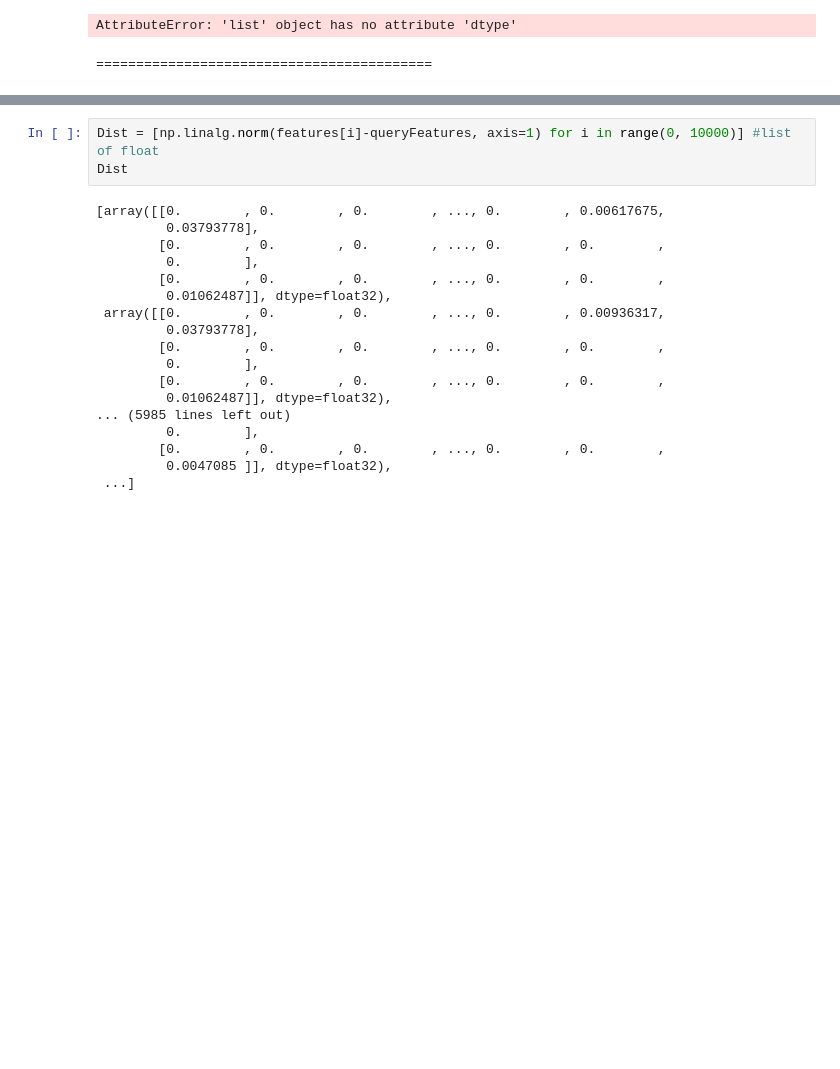
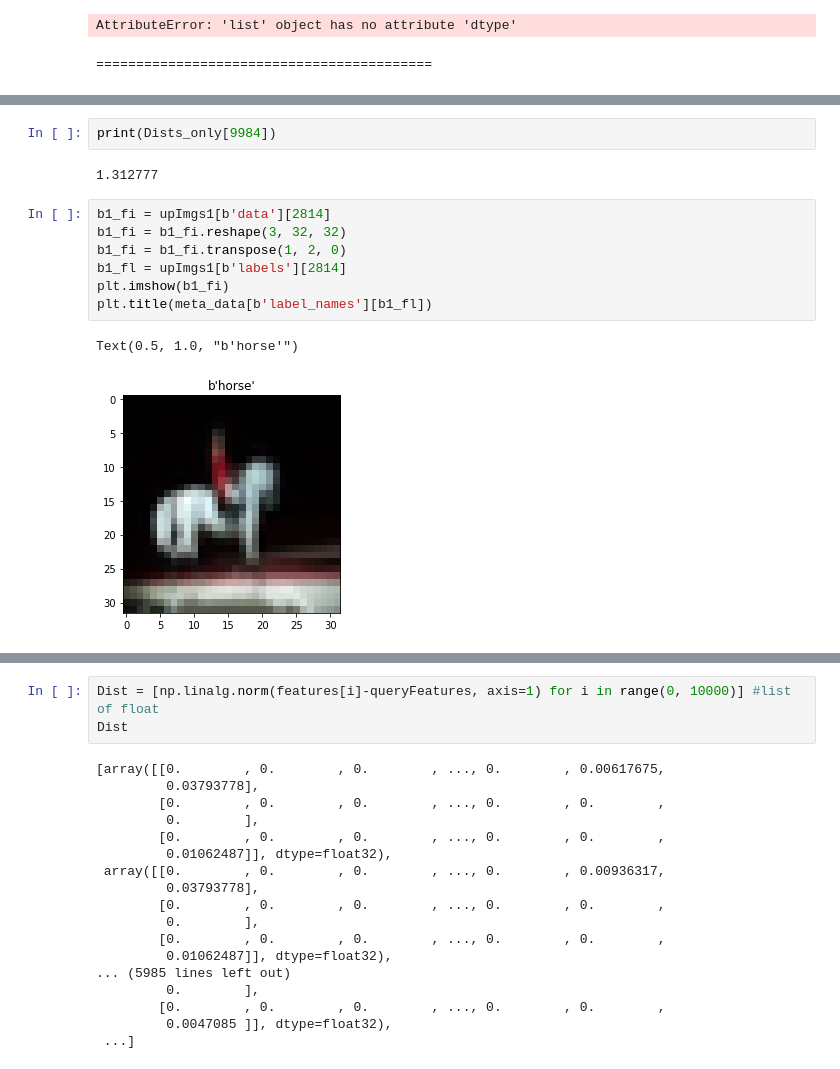
Before and after one commit to BaloneyGit/ProjectSISE, a Jupyter notebook: Small Image Search Engine (SISE).ipynb, the cells around one changed output, grey strips where cells are left out. Saved outputs shown, nothing was run; the diff lists cells and outputs as text; blank space fills up the shorter version.

```diff
--- a/Small Image Search Engine (SISE).ipynb
+++ b/Small Image Search Engine (SISE).ipynb
@@ -804,0 +930,14 @@ DistIndex
+# %%
+print(Dists_only[9984])
+# %% [output]
+1.312777
+# %%
+b1_fi = upImgs1[b'data'][2814]
+b1_fi = b1_fi.reshape(3, 32, 32)
+b1_fi = b1_fi.transpose(1, 2, 0)
+b1_fl = upImgs1[b'labels'][2814]
+plt.imshow(b1_fi)
+plt.title(meta_data[b'label_names'][b1_fl])
+# %% [output]
+Text(0.5, 1.0, "b'horse'")
+[figure, added]
```
Also changed, not shown: parts of 66 cells of this notebook.
